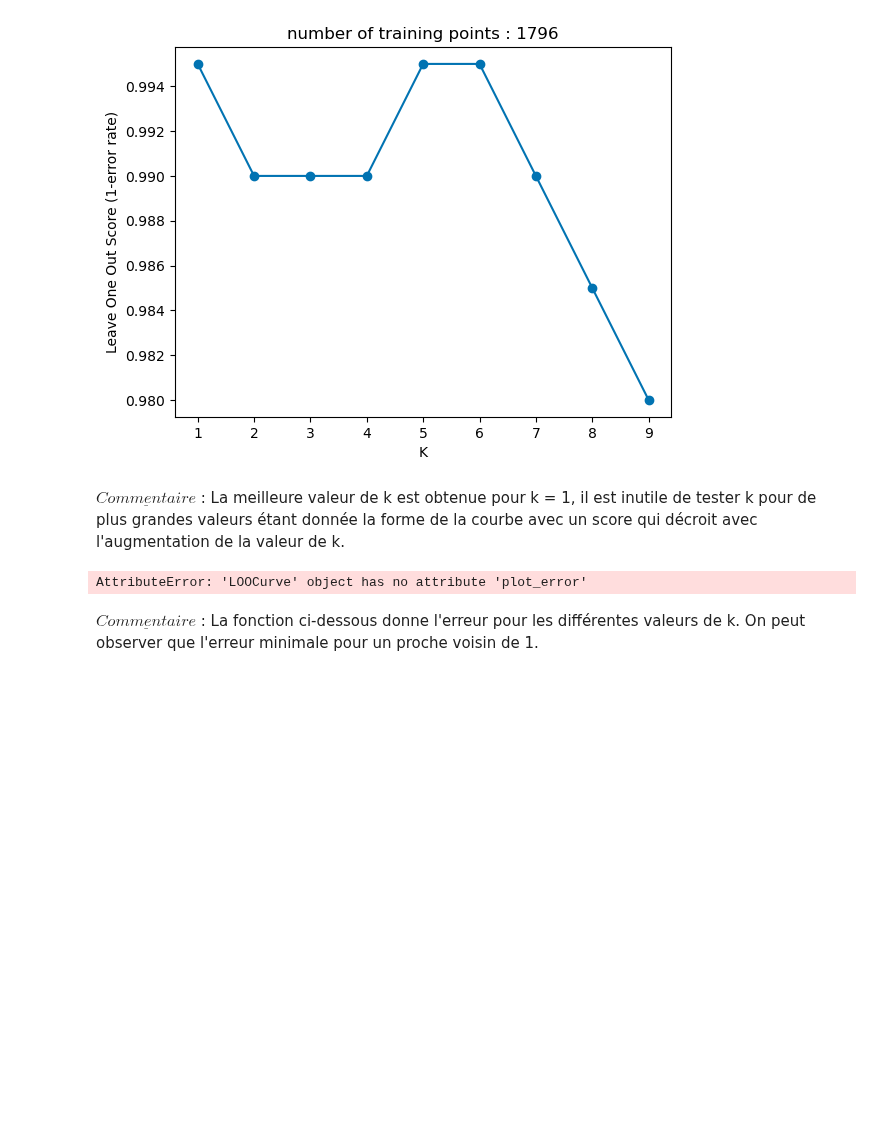
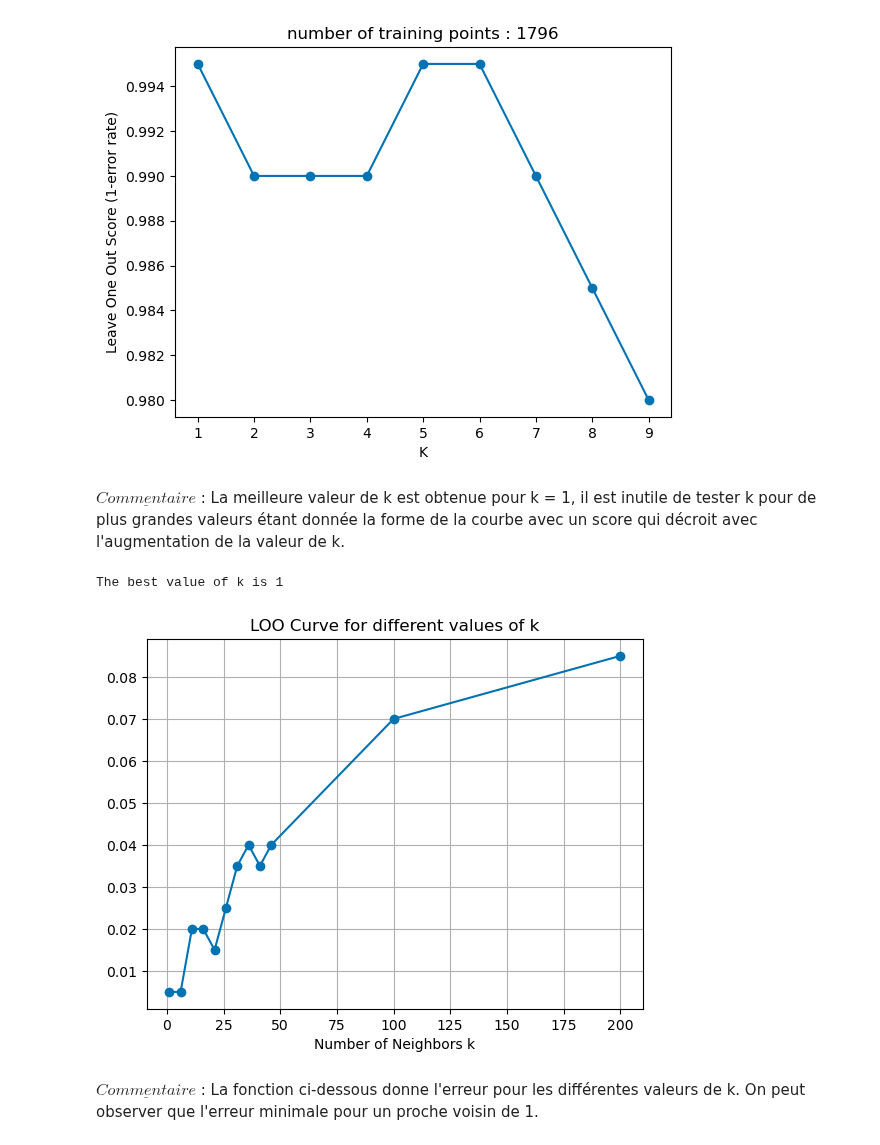
Before and after one commit to pralban/Machine-learning, a Jupyter notebook: TP2 KNN/tp2.ipynb, the cells around one changed output. Saved outputs shown, nothing was run; the diff lists cells and outputs as text; code cells hidden in the pictures; blank space fills up the shorter version.

```diff
--- a/TP2 KNN/tp2.ipynb
+++ b/TP2 KNN/tp2.ipynb
@@ -585,23 +585,22 @@ The best value of k is 1
 # %%
 # Plotting the LOO curve for specific values of k
 k_values = [1, 6, 11, 16, 21, 26, 31, 36, 41, 46, 100, 200]
-PATATZE = []
 
 # Identifiez la valeur de k avec le score de validation croisée le plus élevé
 loo_curve = LOOCurve(k_range = k_values, weights = 'uniform')
 loo_curve.fit_curve(X, y)
-loo_curve.plot_error()
 
 error = 1 - np.array(loo_curve.cv_scores)
 plt.plot(k_values, error, marker='o')
 plt.title("LOO Curve for different values of k")
 plt.xlabel("Number of Neighbors k")
 plt.grid(True)
 
 best_k = k_values[np.argmax(loo_curve.cv_scores)]
 print(f"The best value of k is {best_k}")
 # %% [output]
-AttributeError: 'LOOCurve' object has no attribute 'plot_error'
+The best value of k is 1
+[figure, added]
 # %% [markdown]
  $\underline{Commentaire}$ : La fonction ci-dessous donne l'erreur pour les différentes valeurs de k. On peut observer que l'erreur minimale pour un proche voisin de 1.
 # %% [markdown]
```
Also changed, not shown: parts of 14 cells of this notebook.
